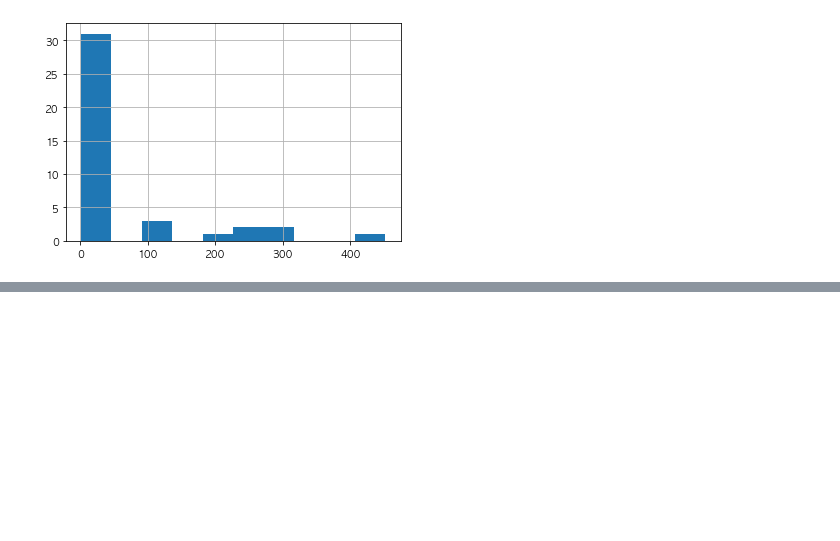
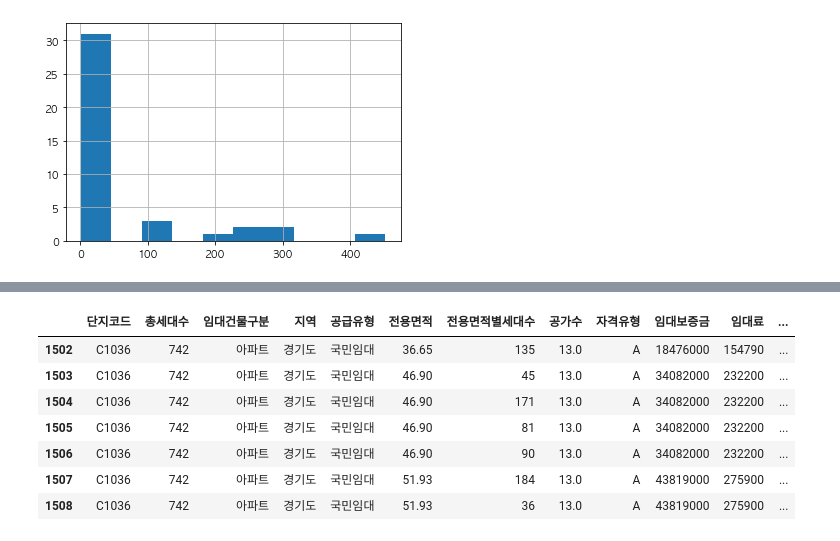
Before and after one commit to dddonghwa/Dacon, a Jupyter notebook: parking_demand/0719_error_description.ipynb, the cells around one changed output, grey strips where cells are left out. Saved outputs shown, nothing was run; the diff lists cells and outputs as text; code cells hidden in the pictures; blank space fills up the shorter version.

```diff
--- a/parking_demand/class31_0716_dacon.ipynb
+++ b/parking_demand/0719_error_description.ipynb
@@ -226,0 +307,11 @@ Name: 차이, dtype: float64
+# %%
+train[train['단지코드']=='C1036']
+# %% [output]
+|  | 단지코드 | 총세대수 | 임대건물구분 | 지역 | 공급유형 | 전용면적 | 전용면적별세대수 | 공가수 | 자격유형 | 임대보증금 | 임대료 | ... |
+| 1502 | C1036 | 742 | 아파트 | 경기도 | 국민임대 | 36.65 | 135 | 13.0 | A | 18476000 | 154790 | ... |
+| 1503 | C1036 | 742 | 아파트 | 경기도 | 국민임대 | 46.90 | 45 | 13.0 | A | 34082000 | 232200 | ... |
+| 1504 | C1036 | 742 | 아파트 | 경기도 | 국민임대 | 46.90 | 171 | 13.0 | A | 34082000 | 232200 | ... |
+| 1505 | C1036 | 742 | 아파트 | 경기도 | 국민임대 | 46.90 | 81 | 13.0 | A | 34082000 | 232200 | ... |
+| 1506 | C1036 | 742 | 아파트 | 경기도 | 국민임대 | 46.90 | 90 | 13.0 | A | 34082000 | 232200 | ... |
+| 1507 | C1036 | 742 | 아파트 | 경기도 | 국민임대 | 51.93 | 184 | 13.0 | A | 43819000 | 275900 | ... |
+| 1508 | C1036 | 742 | 아파트 | 경기도 | 국민임대 | 51.93 | 36 | 13.0 | A | 43819000 | 275900 | ... |
```
Also changed, not shown: parts of 13 cells of this notebook, 4 other files.
